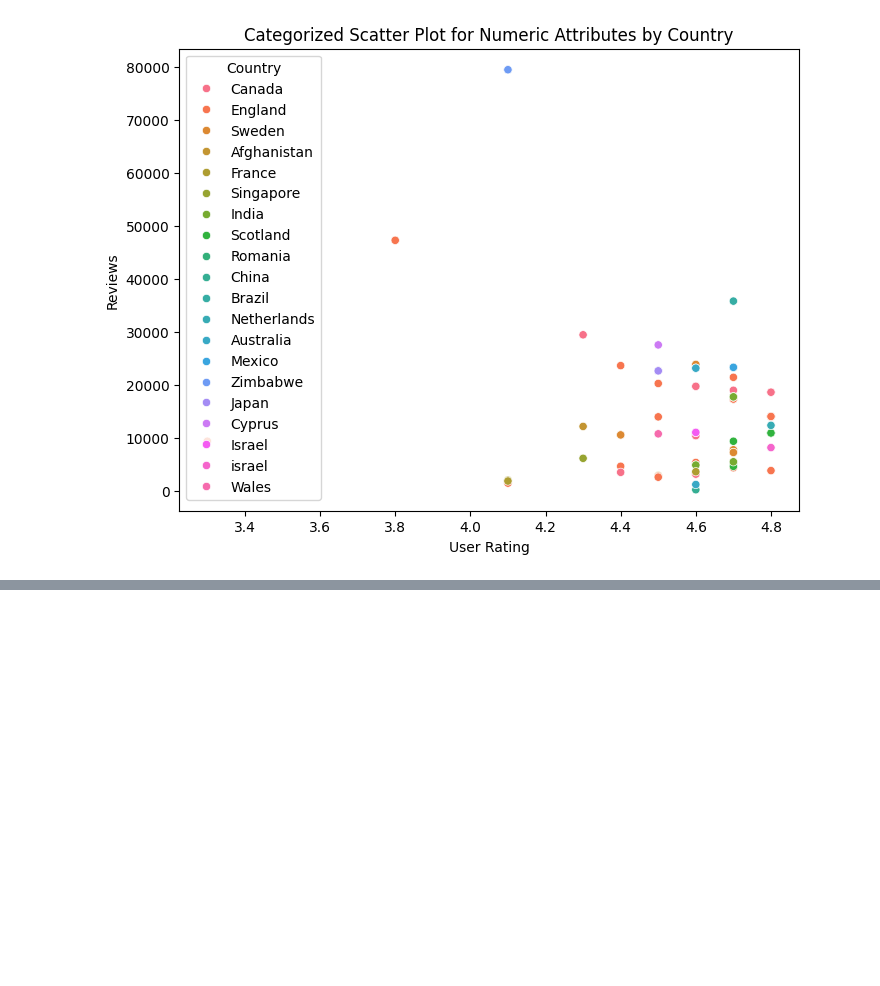
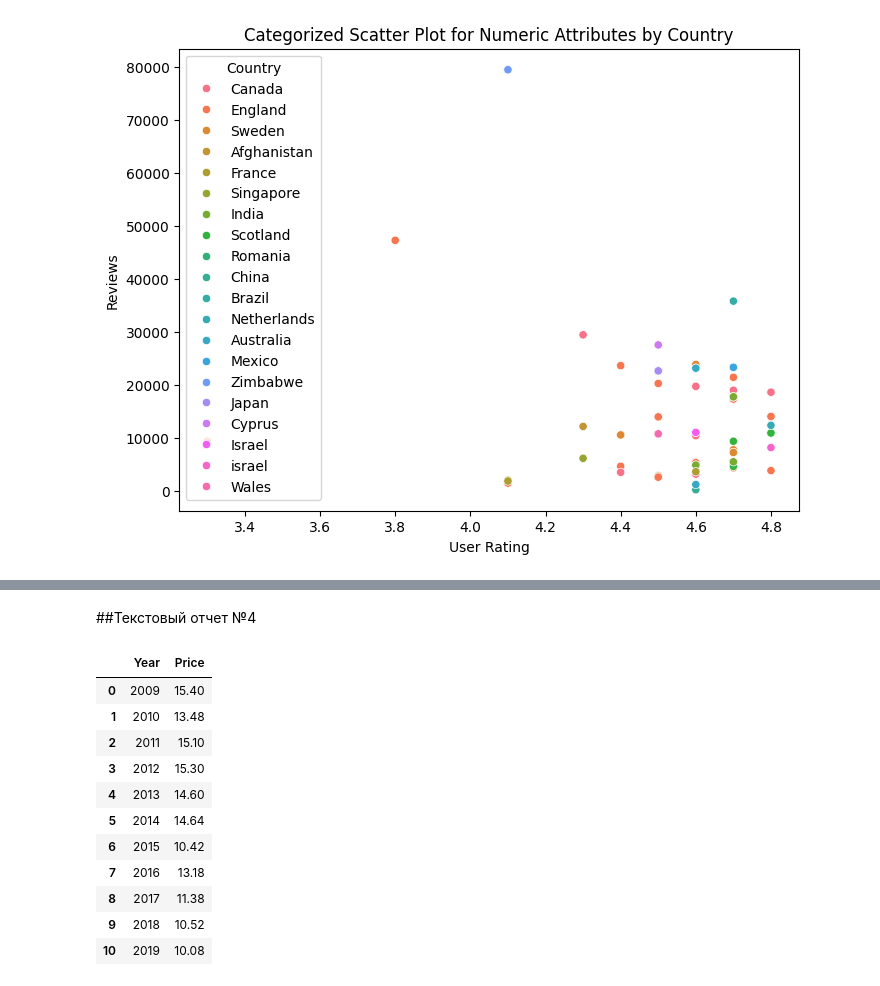
Before and after one commit to p1ugg/Dataset, a Jupyter notebook: main.ipynb, the cells around one changed output, grey strips where cells are left out. Cells and saved outputs as stored; diff of their text form; code cells hidden in the pictures; blank space fills up the shorter version.

```diff
--- a/main.ipynb
+++ b/main.ipynb
@@ -489,0 +624,43 @@ plt.show()
+# %% [markdown]
+##Текстовый отчет №4
+# %%
+def get_average_price_per_year(df: pd.DataFrame, start_year: int, end_year: int) -> pd.DataFrame:
+    """
+    Функция распределения средней стоимости книги в период с 2009 по 2019 года.
+
+    Parameters
+    ----------
+    df : pd.DataFrame
+      Исходная таблица с данными.
+
+    Returns
+    -------
+    pd.DataFrame
+      Отчет о распределении средней стоимости книги в период с 2009 по 2019 года
+    """
+
+    # Фильтруем данные по указанному периоду
+    df_filtered = df[(df['Year'] >= start_year) & (df['Year'] <= end_year)]
+
+    # Преобразуем столбец "Price" в числовой формат
+    df_filtered['Price'] = pd.to_numeric(df_filtered['Price'], errors='coerce')
+
+    # Группируем данные по годам и считаем среднюю стоимость
+    year_price = df_filtered.groupby('Year')['Price'].mean().reset_index()
+
+    return year_price
+
+get_average_price_per_year(BOOKS, 2009, 2019)
+# %% [output]
+|  | Year | Price |
+| 0 | 2009 | 15.40 |
+| 1 | 2010 | 13.48 |
+| 2 | 2011 | 15.10 |
+| 3 | 2012 | 15.30 |
+| 4 | 2013 | 14.60 |
+| 5 | 2014 | 14.64 |
+| 6 | 2015 | 10.42 |
+| 7 | 2016 | 13.18 |
+| 8 | 2017 | 11.38 |
+| 9 | 2018 | 10.52 |
+| 10 | 2019 | 10.08 |
```
Also changed, not shown: parts of 7 cells of this notebook.
